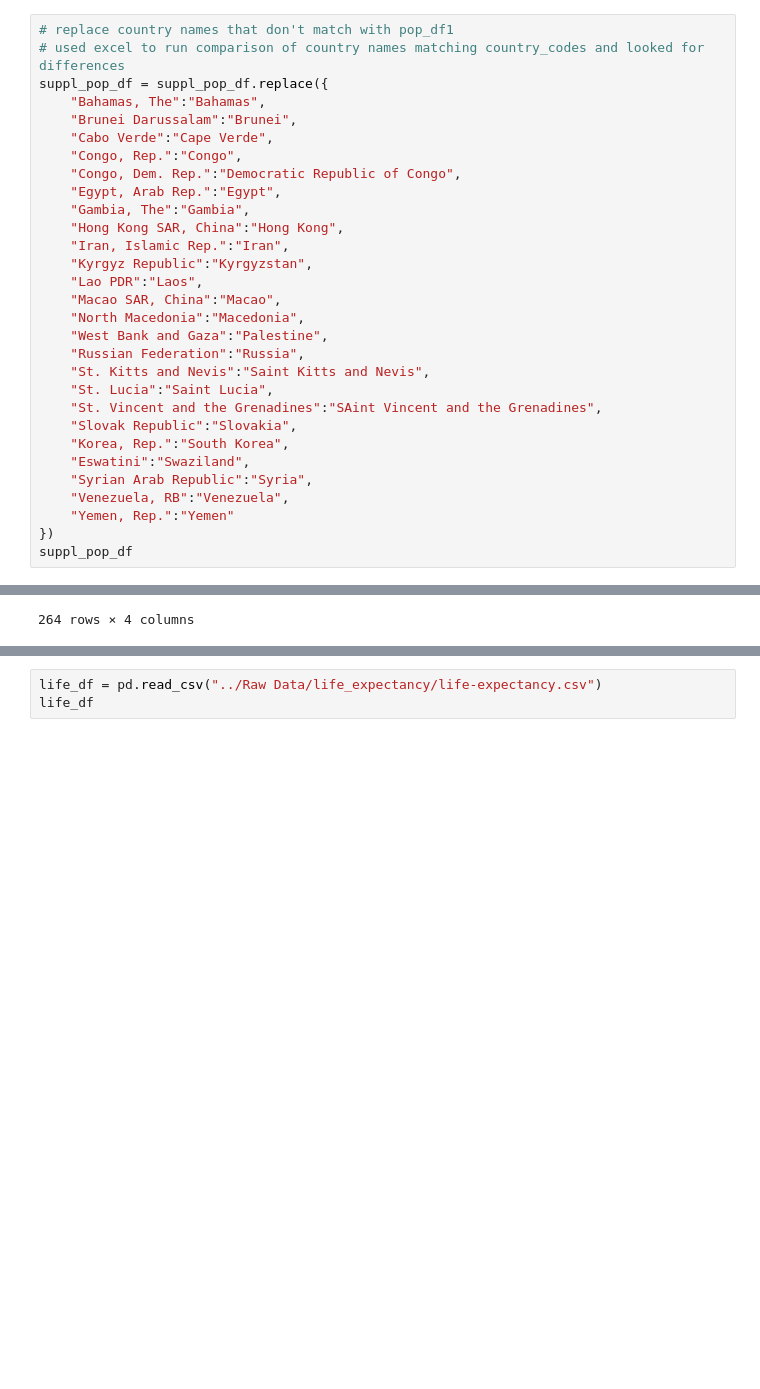
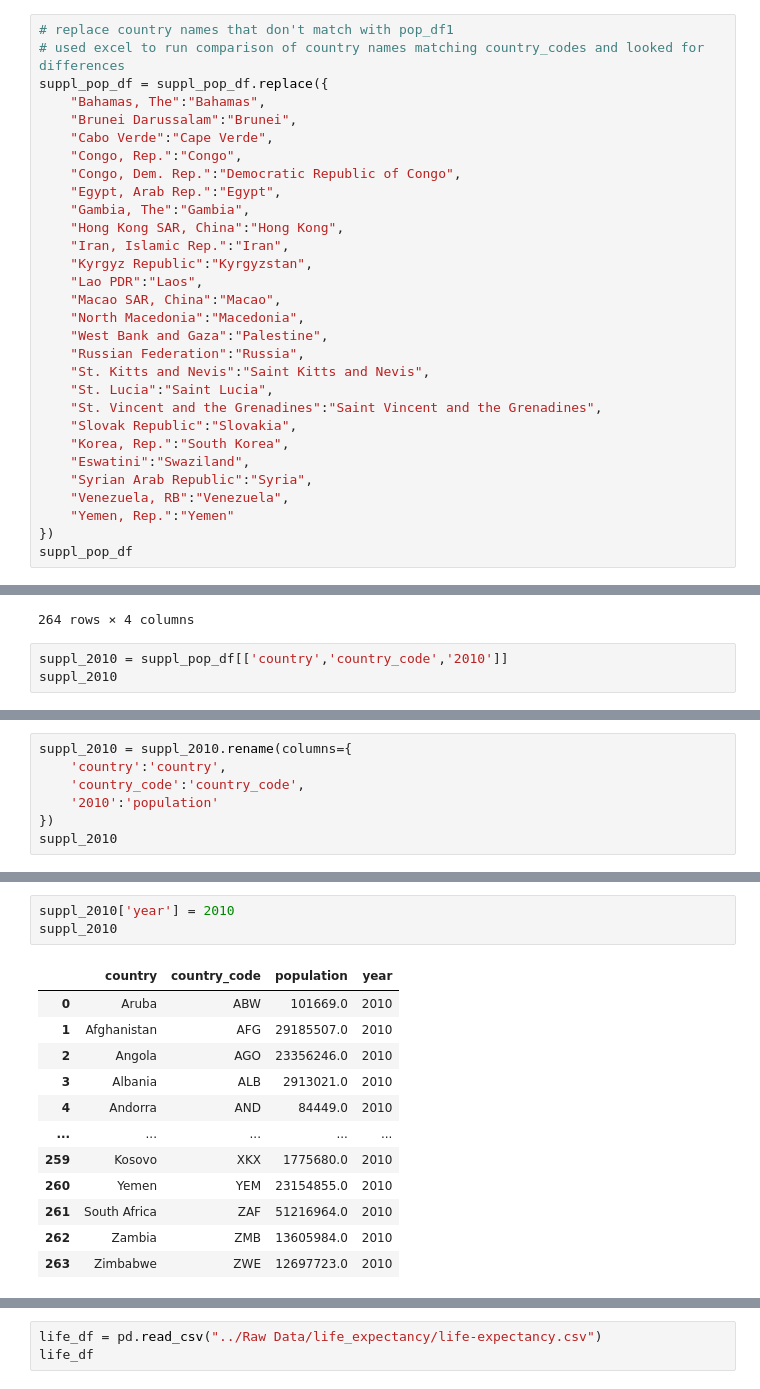
Before and after one commit to seanhoffman76/Economic-Growth-Project, a Jupyter notebook: DataCleanup/DataCleanup.ipynb, the cells around one changed output, grey strips where cells are left out. Drawn from its saved outputs; the diff is of its cells as text; blank space fills up the shorter version.

```diff
--- a/DataCleanup/DataCleanup.ipynb
+++ b/DataCleanup/DataCleanup.ipynb
@@ -202,7 +202,7 @@ suppl_pop_df = suppl_pop_df.replace({
     "Russian Federation":"Russia",
     "St. Kitts and Nevis":"Saint Kitts and Nevis",
     "St. Lucia":"Saint Lucia",
-    "St. Vincent and the Grenadines":"SAint Vincent and the Grenadines",
+    "St. Vincent and the Grenadines":"Saint Vincent and the Grenadines",
     "Slovak Republic":"Slovakia",
     "Korea, Rep.":"South Korea",
     "Eswatini":"Swaziland",
@@ -225,3 +225,6 @@ suppl_pop_df
 | 262 | Zambia | ZMB | 13605984.0 | 17351822.0 |
 | 263 | Zimbabwe | ZWE | 12697723.0 | 14439018.0 |
 264 rows × 4 columns
+# %%
+suppl_2010 = suppl_pop_df[['country','country_code','2010']]
+suppl_2010
@@ -227,0 +245,7 @@ suppl_pop_df
+# %%
+suppl_2010 = suppl_2010.rename(columns={
+    'country':'country',
+    'country_code':'country_code',
+    '2010':'population'
+})
+suppl_2010
@@ -227,0 +266,16 @@ suppl_pop_df
+# %%
+suppl_2010['year'] = 2010
+suppl_2010
+# %% [output]
+|  | country | country_code | population | year |
+| 0 | Aruba | ABW | 101669.0 | 2010 |
+| 1 | Afghanistan | AFG | 29185507.0 | 2010 |
+| 2 | Angola | AGO | 23356246.0 | 2010 |
+| 3 | Albania | ALB | 2913021.0 | 2010 |
+| 4 | Andorra | AND | 84449.0 | 2010 |
+| ... | ... | ... | ... | ... |
+| 259 | Kosovo | XKX | 1775680.0 | 2010 |
+| 260 | Yemen | YEM | 23154855.0 | 2010 |
+| 261 | South Africa | ZAF | 51216964.0 | 2010 |
+| 262 | Zambia | ZMB | 13605984.0 | 2010 |
+| 263 | Zimbabwe | ZWE | 12697723.0 | 2010 |
```
Also changed, not shown: parts of 11 cells of this notebook, 1 other file.
